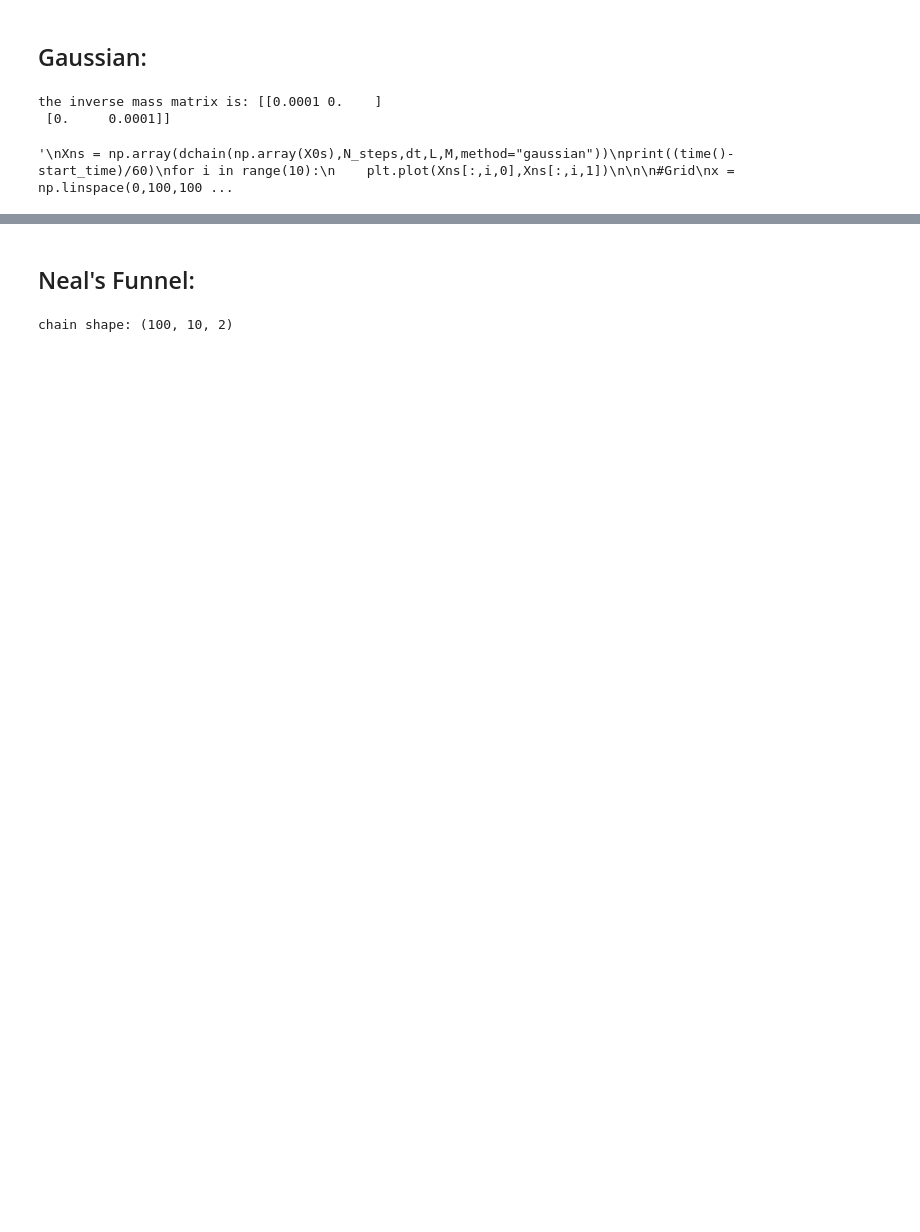
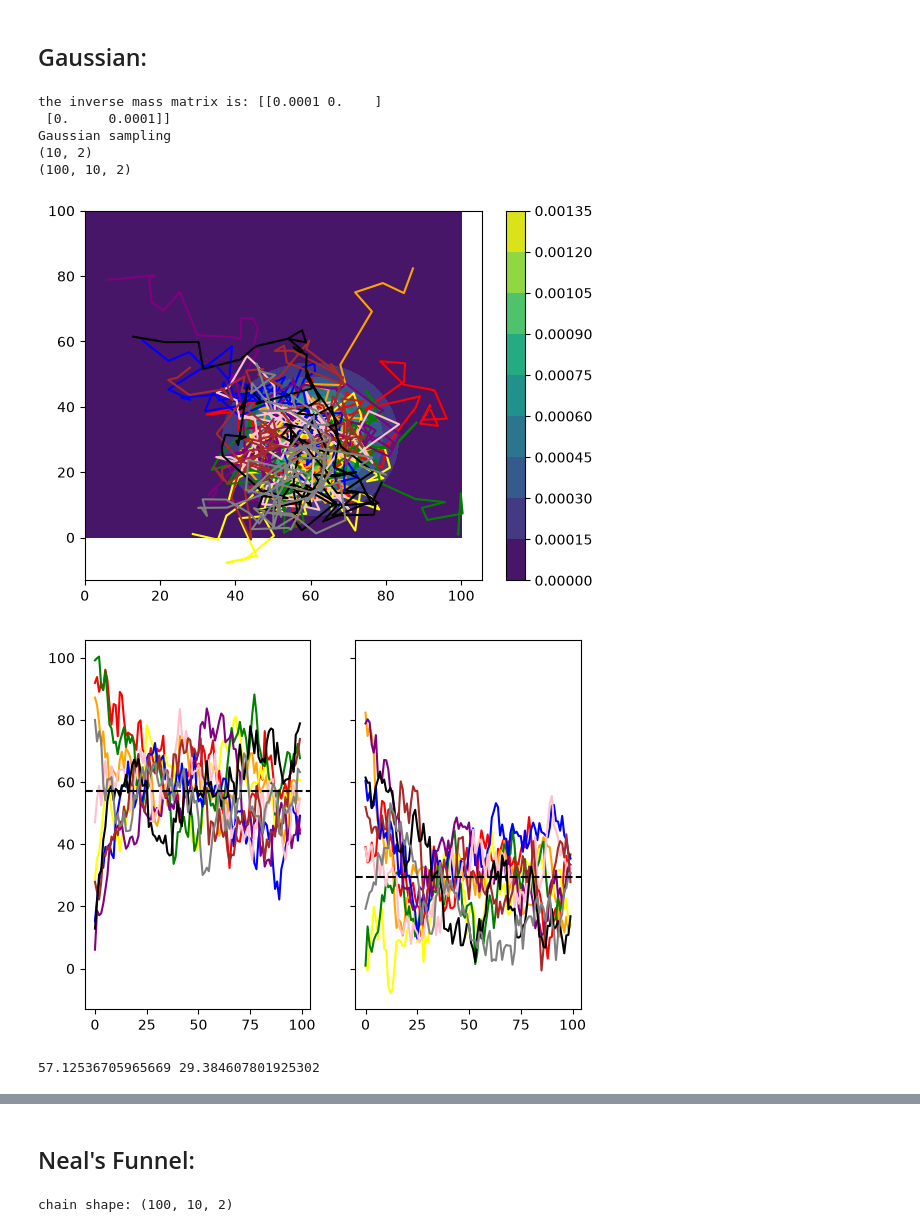
Before and after one commit to nickherrmann8503/Hamiltonian-MC, a Jupyter notebook: tests.ipynb, the cells around one changed output, grey strips where cells are left out. Cells and saved outputs as stored; diff of their text form; code cells hidden in the pictures; blank space fills up the shorter version.

```diff
--- a/tests.ipynb
+++ b/tests.ipynb
@@ -21,12 +49,16 @@ rng = np.random.default_rng(42)
 # %% [markdown]
 ## Gaussian:
 # %%
+colors = [
+    "red", "orange", "yellow", "green", "blue",
+    "purple", "pink", "brown", "black", "grey",
+]
 
 mean = 80
 sigma = 130
 means = [randint(20,100),randint(20,100)]
 means = [60,30]
-nchains = 10
+
 
 
 Sigma = np.array([[sigma,0],
@@ -36,44 +68,51 @@ L = 1000 #leapfrog steps
 dt = 0.5 #step size
 M = np.array([[10000.0,0],
               [0,10000.0]])
-N_steps = 100
 print("the inverse mass matrix is:",np.linalg.inv(M))
 
 p_start = np.random.normal(0,1)
 p_start = np.random.default_rng().multivariate_normal([0,0], M, size=1)
 
 #now computes alll chains at once
-start_time = time()
-X0s = [[random()*100,random()*100] for i in range(nchains)]
-"""
-Xns = np.array(dchain(np.array(X0s),N_steps,dt,L,M,method="gaussian"))
-print((time()-start_time)/60)
+X0s = [[random()*100,random()*100] for i in range(10)]
+Xns = np.array(dchain(np.array(X0s),100,dt,L,M,method="gaussian"))
+print(Xns.shape)
 for i in range(10):
-    plt.plot(Xns[:,i,0],Xns[:,i,1])
+    plt.plot(Xns[:,i,0],Xns[:,i,1],color=colors[i])
 
 
 #Grid
 x = np.linspace(0,100,100)
 y = np.linspace(0,100,100)
 X,Y = np.meshgrid(x,y)
 pos = np.dstack((X,Y))
 
 Z = multivariate_normal(means,Sigma).pdf(pos)
 
 
 
-
 cf = plt.contourf(X,Y,Z,levels=10,cmap="viridis")
 #plt.contour(X,Y,Z,levels=8,colors="white",linewidths = 0.5)
 plt.colorbar(cf)
 plt.show()
 
-for Xn in Xns:
-    plt.plot(Xn[:,0])
-    plt.plot(Xn[:,1])
+
+xspace = np.arange(100)
+fig,ax = plt.subplots(1,2,sharey=True)
+for i in range(10):
+    ax[0].plot(xspace,Xns[:,i,0],color=colors[i])
+    ax[1].plot(xspace,Xns[:,i,1],color=colors[i])
+
+ax[0].axhline(np.mean(Xns[:,:,0]),color='black',ls='--')
+ax[1].axhline(np.mean(Xns[:,:,1]),color='black',ls='--')
 plt.show()
-print(np.mean(Xn[:,0]),np.mean(Xn[:,1]))"""
+print(np.mean(Xns[:,:,0]),np.mean(Xns[:,:,1]))
 # %% [output]
 the inverse mass matrix is: [[0.0001 0.    ]
  [0.     0.0001]]
+Gaussian sampling
+(10, 2)
+(100, 10, 2)
+[figure, added]
+[figure, added]
-'\nXns = np.array(dchain(np.array(X0s),N_steps,dt,L,M,method="gaussian"))\nprint((time()-start_time)/60)\nfor i in range(10):\n    plt.plot(Xns[:,i,0],Xns[:,i,1])\n\n\n#Grid\nx = np.linspace(0,100,100 ...
+57.12536705965669 29.384607801925302
```
Also changed, not shown: parts of 33 cells of this notebook, 1 other file.
